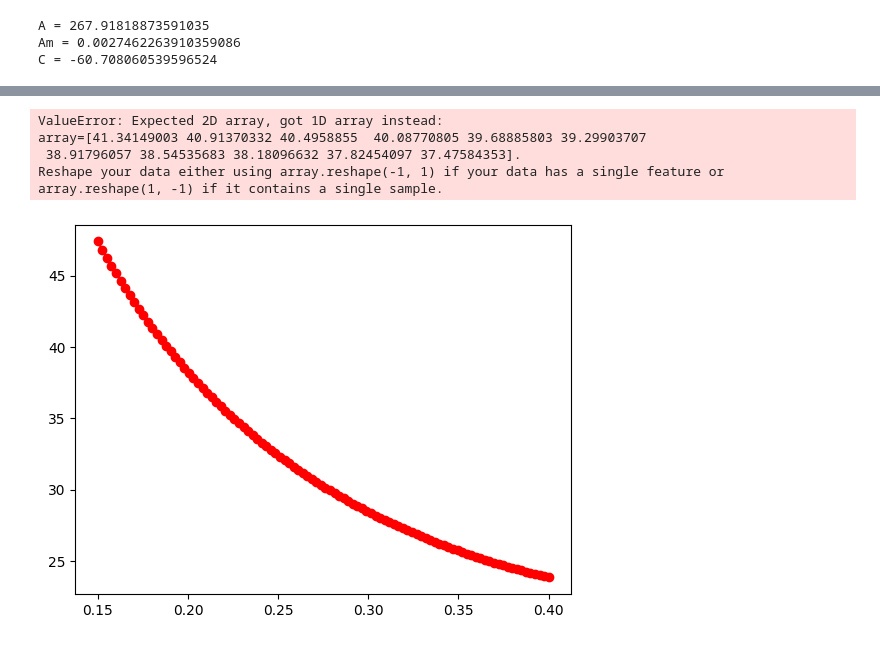
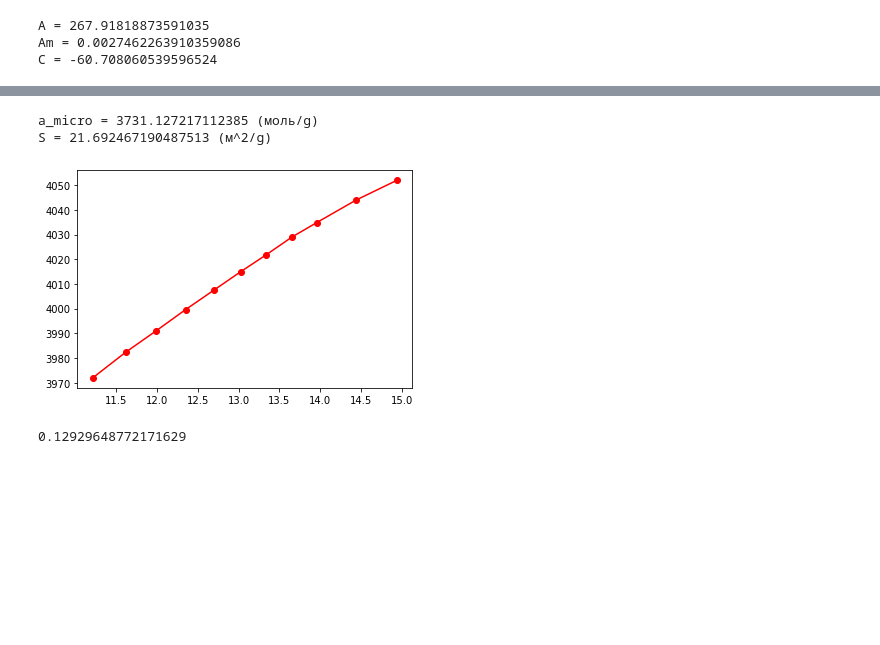
Before and after one commit to IDAnton/BET, a Jupyter notebook: BET.ipynb, the cells around one changed output, grey strips where cells are left out. Saved outputs shown, nothing was run; the diff lists cells and outputs as text; code cells hidden in the pictures; blank space fills up the shorter version.

```diff
--- a/BET.ipynb
+++ b/BET.ipynb
@@ -105,35 +105,32 @@ Line 0.011888690758697374*x + 1.0009118176292108e-06
 # %%
 a0 = 27.1667
 a1 = 23.4490
-a2 = 26.7500
+a2 = 16.7500
 a3 = 6.5135
 a4 = 0.9971
 a5 = 0
 b = np.log(p)
-x_values = np.linspace(0.15, 0.4, 100)
-compare_y = a0 + a1*np.log(x_values) + a2*(np.log(x_values)**2) + a3*(np.log(x_values)**3) + a4*(np.log(x_values)**4) + a5*(np.log(x_values)**5)
-plt.plot(x_values, compare_y, marker='o', c='r')
+compare_y = a0 + a1*b + a2*(b**2) + a3*(b**3) + a4*(b**4) + a5*(b**5)
 am = (a/22.4)*10**3 # sorb in mole/g
-
-
 model = LinearRegression()
 model.fit(compare_y[12:23], am[12:23])
 r = model.score(compare_y[12:23], am[12:23])
 k = model.coef_[0][0]
 b = model.intercept_[0]
 
 print(f"a_micro = {b} (моль/g)")
 print(f"S = {k} (м^2/g)")
 
-#plt.plot(compare_y[12:23], am[12:23], marker='o', c='r')
+plt.plot(compare_y[12:23], am[12:23], marker='o', c='r')
 plt.show()
 # %% [output]
-ValueError: Expected 2D array, got 1D array instead:
-array=[41.34149003 40.91370332 40.4958855  40.08770805 39.68885803 39.29903707
- 38.91796057 38.54535683 38.18096632 37.82454097 37.47584353].
-Reshape your data either using array.reshape(-1, 1) if your data has a single feature or array.reshape(1, -1) if it contains a single sample.
+a_micro = 3731.127217112385 (моль/g)
+S = 21.692467190487513 (м^2/g)
-[figure, old version]
+[figure, new version]
 # %%
 dens_N = 0.808 # g(adsorb)/cm^3
 mol_mass_N2 = 28 # g(adsorb)/mole
-V = b * mol_mass_N2 / dens_N # cm^3/g(adsorb)
+V = b * mol_mass_N2 * 10 **-6 / dens_N # cm^3/g(adsorb)
+print(V)
+# %% [output]
+0.12929648772171629
```
Also changed, not shown: parts of 5 cells of this notebook.
